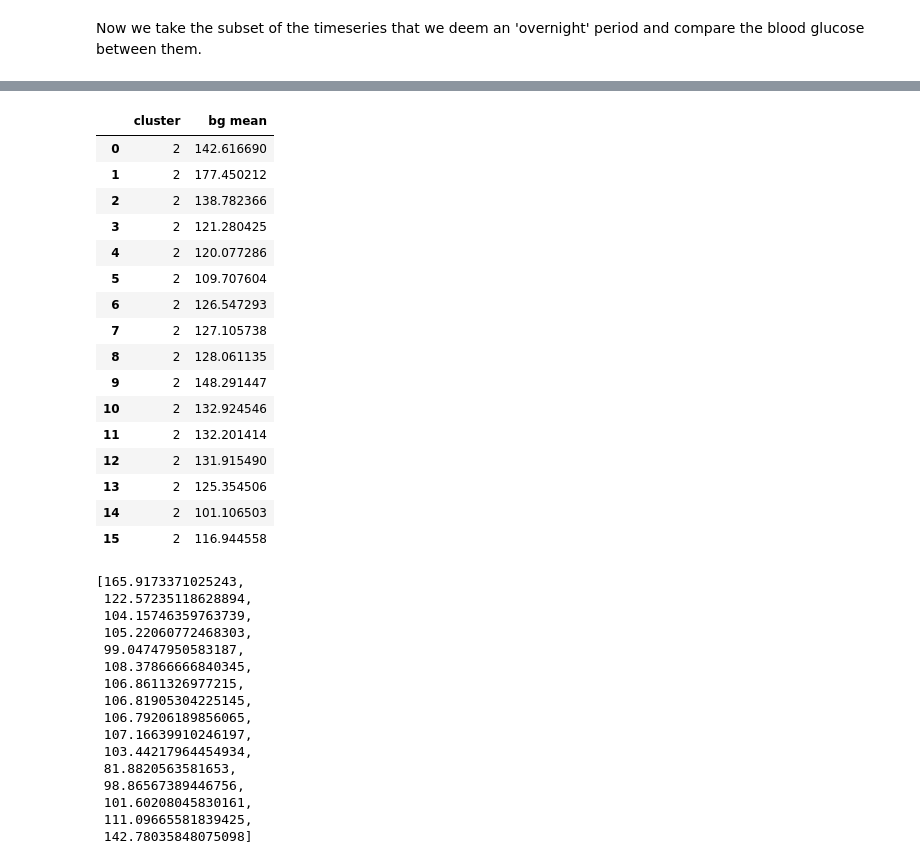
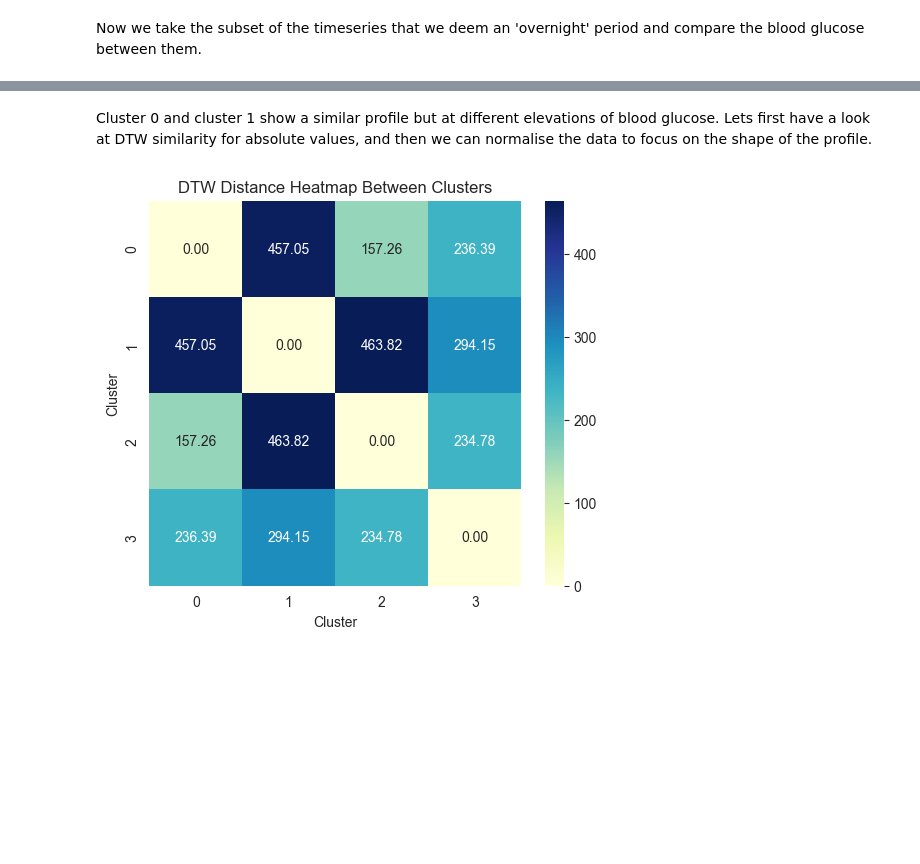
Before and after one commit to rdbrist/masters_project, a Jupyter notebook: notebooks/2.03b-rd-analysis-of-night-clusters.ipynb, the cells around one changed output, grey strips where cells are left out. Saved outputs shown, nothing was run; the diff lists cells and outputs as text; code cells hidden in the pictures; blank space fills up the shorter version.

```diff
--- a/notebooks/2.03b-rd-analysis-of-night-clusters.ipynb
+++ b/notebooks/2.03b-rd-analysis-of-night-clusters.ipynb
@@ -138,40 +127,29 @@ DTW distance between cluster 2 and cluster 3: 249.648603833683
+# %% [markdown]
+Cluster 0 and cluster 1 show a similar profile but at different elevations of blood glucose. Lets first have a look at DTW similarity for absolute values, and then we can normalise the data to focus on the shape of the profile.
 # %%
-data = {'cluster': 2, 'bg mean': arr_c2}
-pd.DataFrame(data)
+def heatmap_dtw_distance(df, col):
+    clusters = sorted(df['cluster'].unique())
+    n = len(clusters)
+    dtw_matrix = np.zeros((n, n))
+
+    for i, c1 in enumerate(clusters):
+        arr1 = df[df['cluster'] == c1][col].to_list()
+        for j, c2 in enumerate(clusters):
+            if i <= j:
+                arr2 = df[df['cluster'] == c2][col].to_list()
+                distance, _, _, _ = dtw(arr1, arr2, dist=lambda x, y: abs(x - y))
+                dtw_matrix[i, j] = distance
+                dtw_matrix[j, i] = distance
+
+    dtw_df = pd.DataFrame(dtw_matrix, index=clusters, columns=clusters)
+
+    plt.figure(figsize=(6, 5))
+    sns.heatmap(dtw_df, annot=True, fmt=".2f", cmap="YlGnBu")
+    plt.title("DTW Distance Heatmap Between Clusters")
+    plt.xlabel("Cluster")
+    plt.ylabel("Cluster")
+    plt.show()
+
+heatmap_dtw_distance(df_long_bg, 'bg mean')
 # %% [output]
-|  | cluster | bg mean |
-| 0 | 2 | 142.616690 |
-| 1 | 2 | 177.450212 |
-| 2 | 2 | 138.782366 |
-| 3 | 2 | 121.280425 |
-| 4 | 2 | 120.077286 |
-| 5 | 2 | 109.707604 |
-| 6 | 2 | 126.547293 |
-| 7 | 2 | 127.105738 |
-| 8 | 2 | 128.061135 |
-| 9 | 2 | 148.291447 |
-| 10 | 2 | 132.924546 |
-| 11 | 2 | 132.201414 |
-| 12 | 2 | 131.915490 |
-| 13 | 2 | 125.354506 |
-| 14 | 2 | 101.106503 |
-| 15 | 2 | 116.944558 |
+[figure, added]
-# %%
-df_long_bg[df_long_bg['cluster']==2]['bg mean'].to_list()
-# %% [output]
-[165.9173371025243,
- 122.57235118628894,
- 104.15746359763739,
- 105.22060772468303,
- 99.04747950583187,
- 108.37866666840345,
- 106.8611326977215,
- 106.81905304225145,
- 106.79206189856065,
- 107.16639910246197,
- 103.44217964454934,
- 81.8820563581653,
- 98.86567389446756,
- 101.60208045830161,
- 111.09665581839425,
- 142.78035848075098]
```
Also changed, not shown: parts of 36 cells of this notebook, 3 other files.
